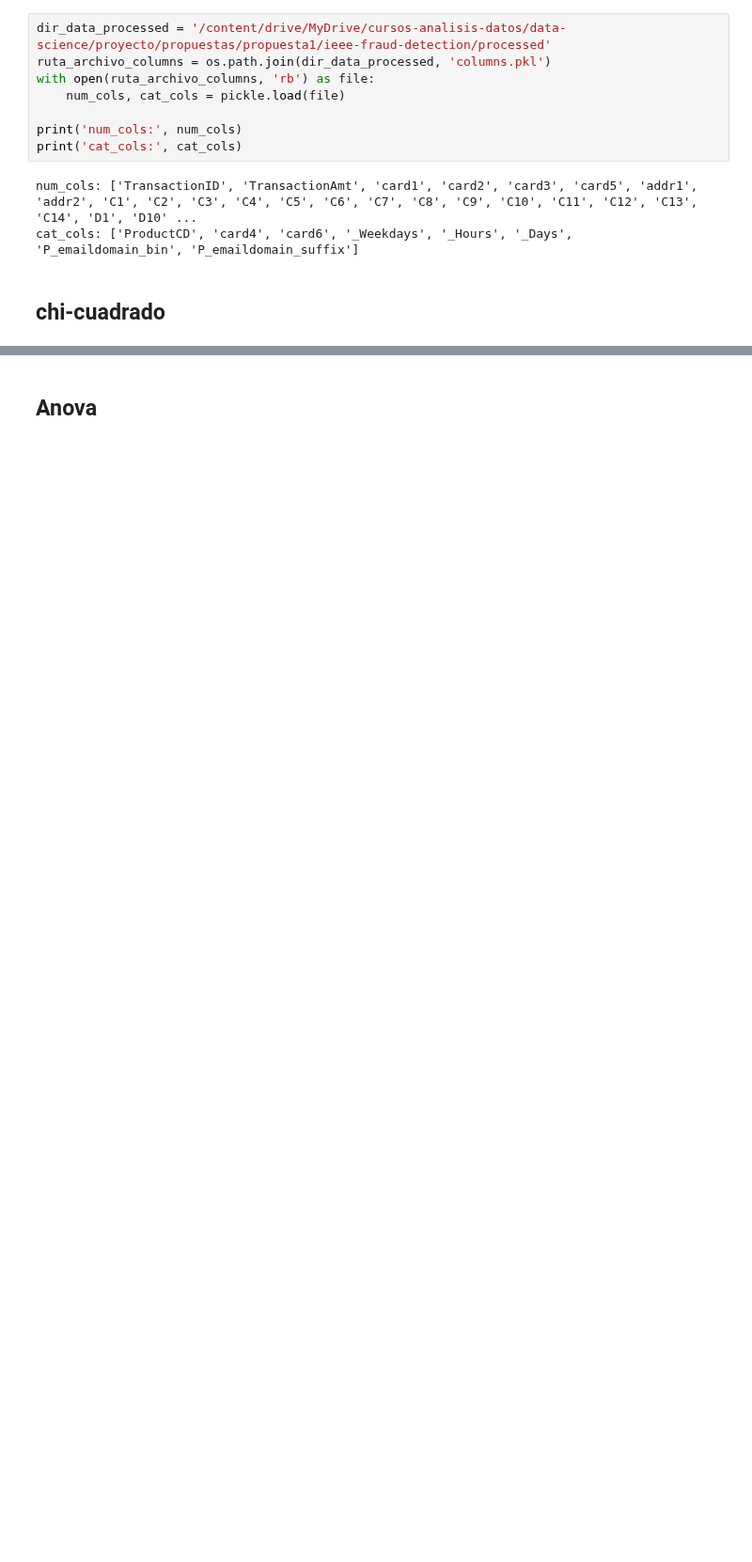
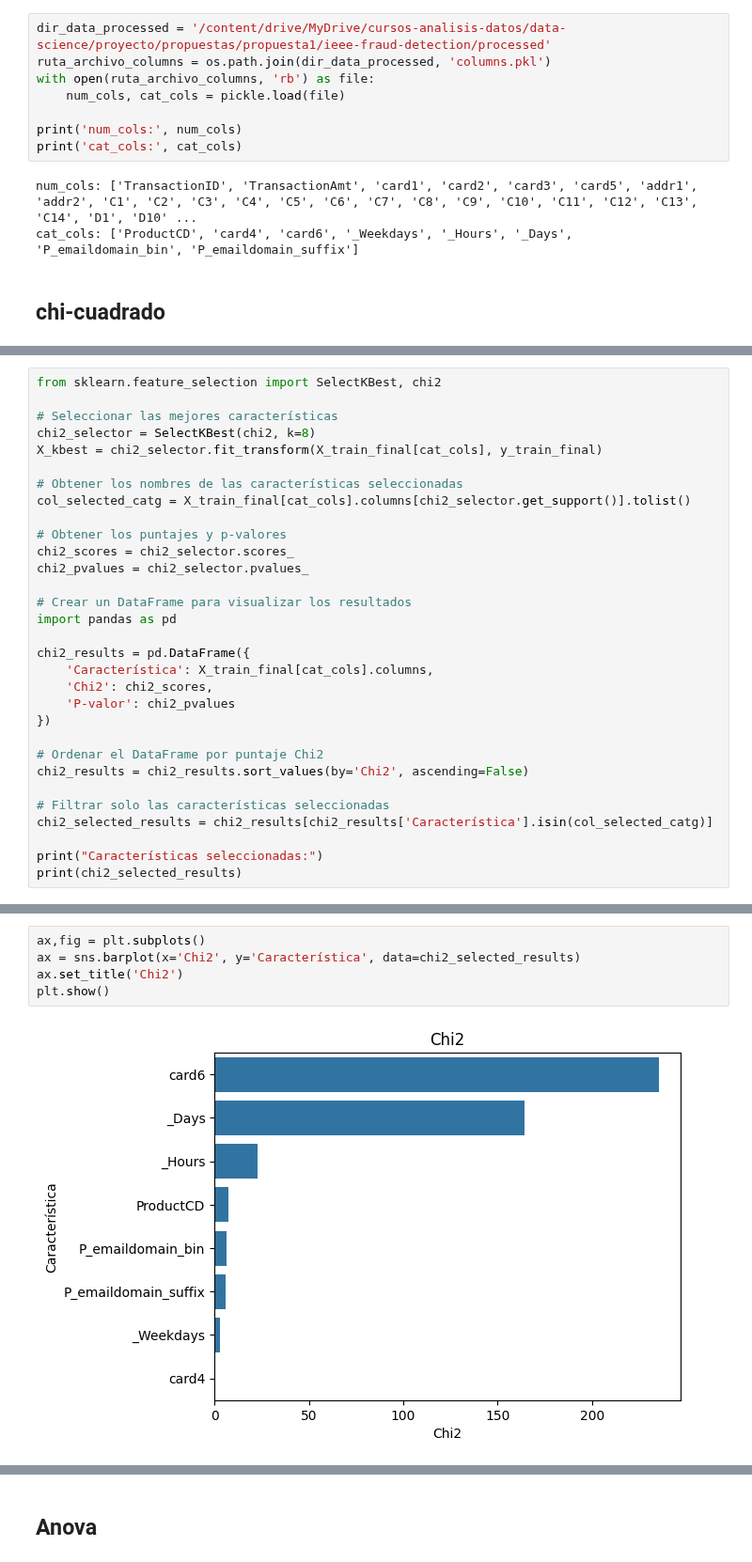
Before and after one commit to JRamos84/deteccion_fraude, a Jupyter notebook: notebooks/03_Feature_Selection.ipynb, the cells around one changed output, grey strips where cells are left out. Shown at 94% size. Cells and saved outputs as stored; diff of their text form; blank space fills up the shorter version.

```diff
--- a/notebooks/03_Feature_Selection.ipynb
+++ b/notebooks/03_Feature_Selection.ipynb
@@ -76,0 +67,31 @@ usando el metodo chi2 para seleccionar las características más relevante son:
+# %%
+from sklearn.feature_selection import SelectKBest, chi2
+
+# Seleccionar las mejores características
+chi2_selector = SelectKBest(chi2, k=8)
+X_kbest = chi2_selector.fit_transform(X_train_final[cat_cols], y_train_final)
+
+# Obtener los nombres de las características seleccionadas
+col_selected_catg = X_train_final[cat_cols].columns[chi2_selector.get_support()].tolist()
+
+# Obtener los puntajes y p-valores
+chi2_scores = chi2_selector.scores_
+chi2_pvalues = chi2_selector.pvalues_
+
+# Crear un DataFrame para visualizar los resultados
+import pandas as pd
+
+chi2_results = pd.DataFrame({
+    'Característica': X_train_final[cat_cols].columns,
+    'Chi2': chi2_scores,
+    'P-valor': chi2_pvalues
+})
+
+# Ordenar el DataFrame por puntaje Chi2
+chi2_results = chi2_results.sort_values(by='Chi2', ascending=False)
+
+# Filtrar solo las características seleccionadas
+chi2_selected_results = chi2_results[chi2_results['Característica'].isin(col_selected_catg)]
+
+print("Características seleccionadas:")
+print(chi2_selected_results)
@@ -76,0 +109,7 @@ usando el metodo chi2 para seleccionar las características más relevante son:
+# %%
+ax,fig = plt.subplots()
+ax = sns.barplot(x='Chi2', y='Característica', data=chi2_selected_results)
+ax.set_title('Chi2')
+plt.show()
+# %% [output]
+[figure, added]
```
Also changed, not shown: parts of 17 cells of this notebook.
